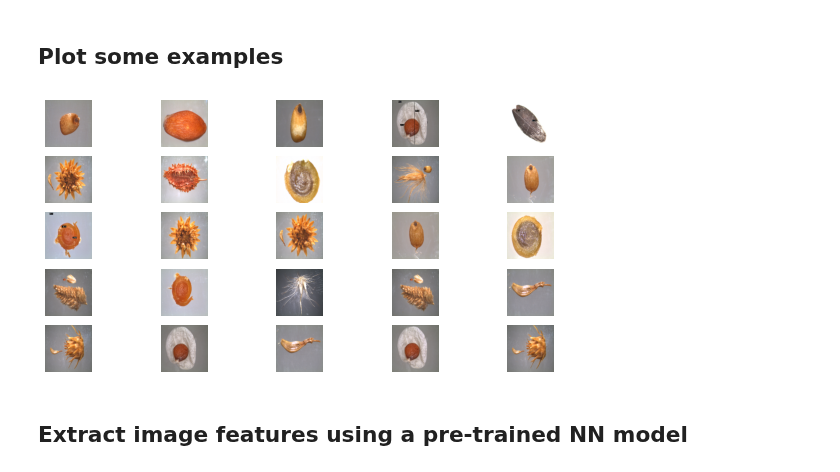
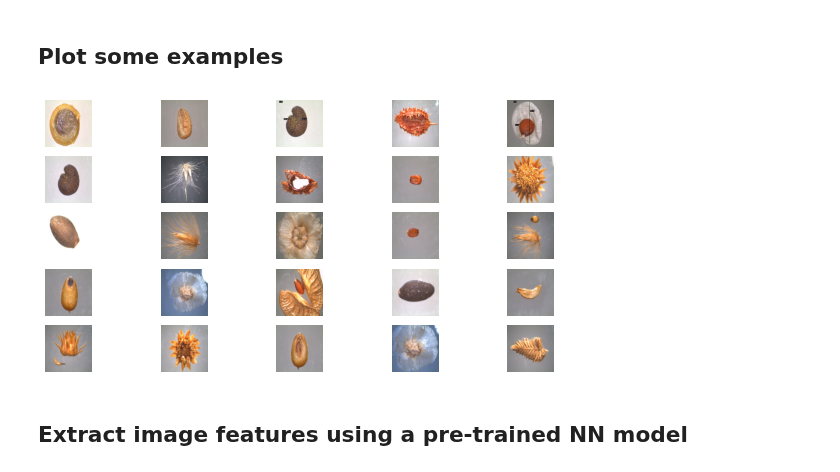
Before and after one commit to KISRDevelopment/nn_course, a Jupyter notebook: transfer_learning.ipynb, the cells around one changed output. Drawn from its saved outputs; the diff is of its cells as text; code cells hidden in the pictures.

```diff
--- a/transfer_learning.ipynb
+++ b/transfer_learning.ipynb
@@ -30,20 +30,19 @@ df
 print("Number of species: %d" % len(set(df['label'])))
 # %% [output]
 Number of species: 12
-# %%
-df = df.sample(frac=1)
 # %% [markdown]
 ## Plot some examples
 # %%
 f, axes = plt.subplots(5, 5, figsize=(10, 5))
 axes = axes.flatten()
 
+sdf = df.sample(frac=1)
 for i in range(25):
-    img = image.load_img(df.iloc[i]['path'], target_size=(224,224))
+    img = image.load_img(sdf.iloc[i]['path'], target_size=(224,224))
     axes[i].imshow(img)
     axes[i].axis('off')
 # %% [output]
-[figure, old version]
+[figure, new version]
 # %% [markdown]
 ## Extract image features using a pre-trained NN model
 # %%
```
Also changed, not shown: parts of 6 cells of this notebook, 1 other file.
